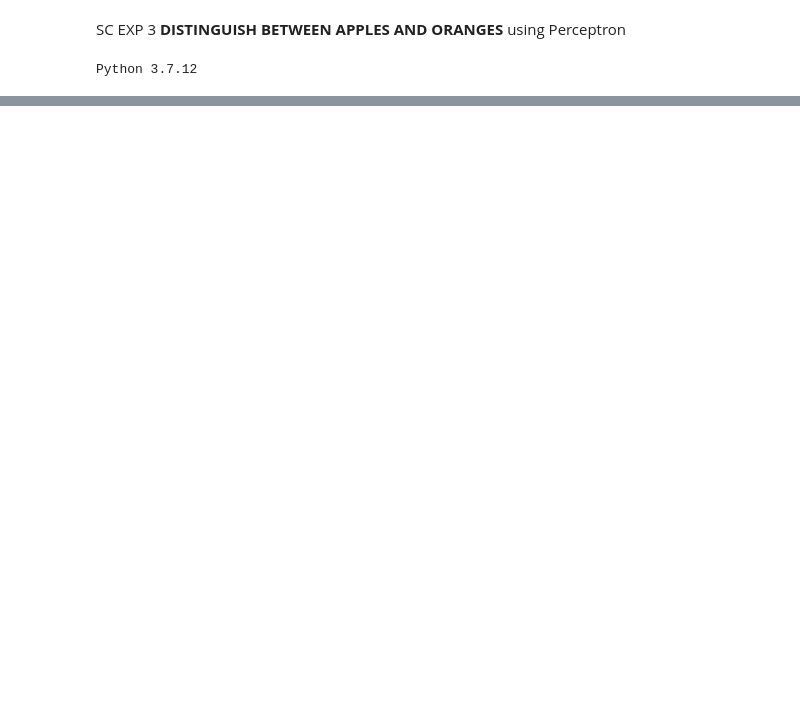
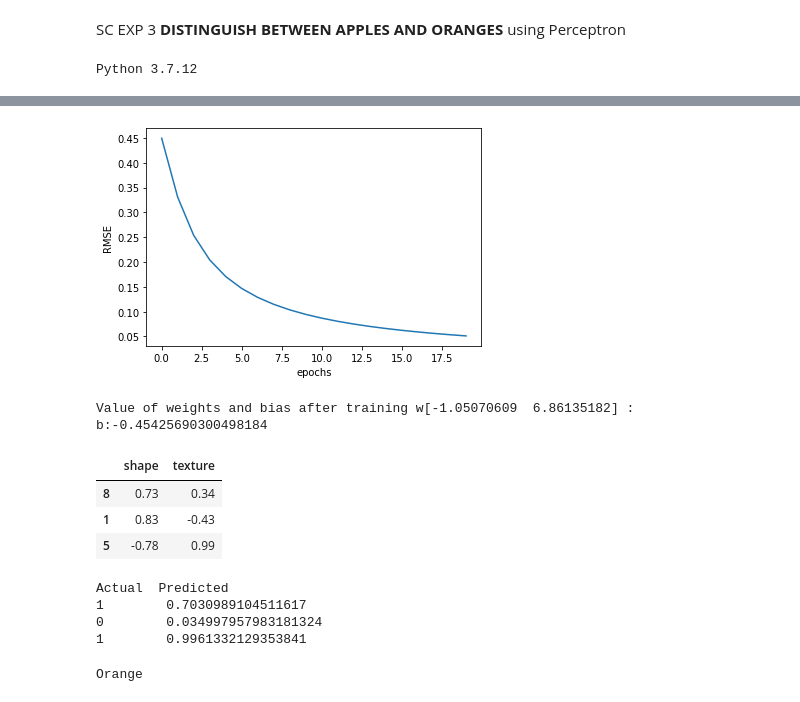
Before and after one commit to J0SAL/Labs, a Jupyter notebook: SC-IT312/lab3.ipynb, the cells around one changed output, grey strips where cells are left out. Drawn from its saved outputs; the diff is of its cells as text; code cells hidden in the pictures; blank space fills up the shorter version.

```diff
--- a/SC-IT312/lab3.ipynb
+++ b/SC-IT312/lab3.ipynb
@@ -74,0 +17,3 @@ print_result(data, (model.predict(data)))
+# %%
+df = pd.read_csv("exp3.csv");
+df
@@ -74,0 +44,5 @@ print_result(data, (model.predict(data)))
+# %%
+w = np.array([0.0,0.0])
+b = 1.0;
+print("Weights: ", w)
+print("Bias: ", b)
@@ -74,0 +54,31 @@ print_result(data, (model.predict(data)))
+# %%
+# defining the epochs and learning rate
+learning_rate = 0.7
+epochs = 20
+epoch_cost_list = []
+
+#for each epoch
+for i in range(epochs):
+  epoch_cost = 0
+
+  x_train = np.array(X_train)
+  for xi, target in zip(x_train, y_train):
+    #net input
+    yin = np.dot(xi, w) +b
+
+    #activation function
+    pred = 1/(1+(e**(-yin)))
+
+    #calculating cost
+    cost = math.sqrt(np.square(target - pred))
+    epoch_cost += float(cost/len(X_train))
+
+    #update weights and biases
+
+    update = learning_rate * (target - pred)
+    w += (update * xi)
+    b += update
+
+  # Store MSE through every epoch iteration
+  print("Cost after epoch {} : {} ".format(i+1, epoch_cost))
+  epoch_cost_list.append(epoch_cost)
@@ -74,0 +106,11 @@ print_result(data, (model.predict(data)))
+# %%
+plt.plot(epoch_cost_list)
+plt.xlabel('epochs')
+plt.ylabel('RMSE')
+plt.show()
+# %% [output]
+[figure, added]
+# %%
+print("Value of weights and bias after training w{} : b:{}".format(w,b))
+# %% [output]
+Value of weights and bias after training w[-1.05070609  6.86135182] : b:-0.45425690300498184
@@ -74,0 +123,29 @@ print_result(data, (model.predict(data)))
+# %%
+X_test
+# %% [output]
+|  | shape | texture |
+| 8 | 0.73 | 0.34 |
+| 1 | 0.83 | -0.43 |
+| 5 | -0.78 | 0.99 |
+# %%
+x_test = np.array(X_test)
+print("Actual\tPredicted")
+for x,y in zip(x_test, y_test):
+  y_pred = test(x)
+  print(y,"\t",y_pred)
+# %% [output]
+Actual  Predicted
+1        0.7030989104511617
+0        0.034997957983181324
+1        0.9961332129353841
+# %%
+shape = 0.83
+texture = -0.43
+
+# 1: Apple | 0: Orange
+if round(test([shape, texture])):
+  print("Apple")
+else:
+  print("Orange")
+# %% [output]
+Orange
```
Also changed, not shown: parts of 17 cells of this notebook.
